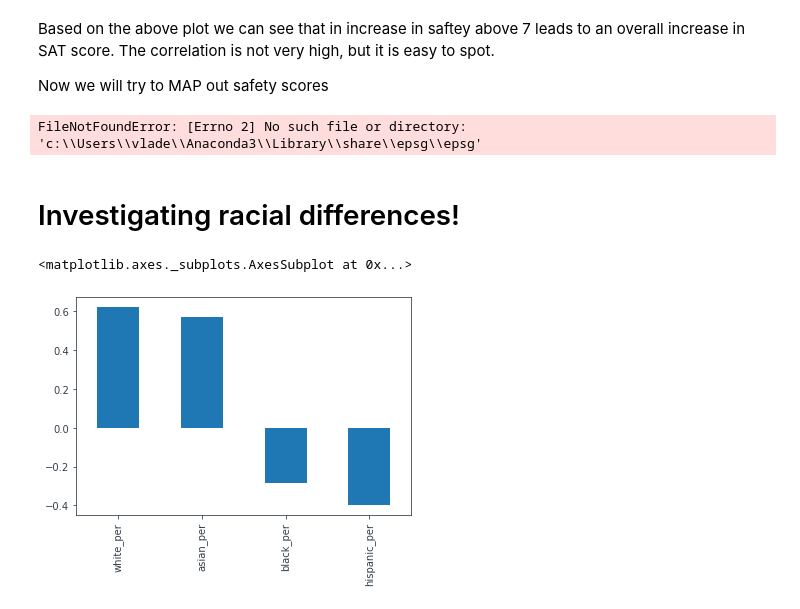
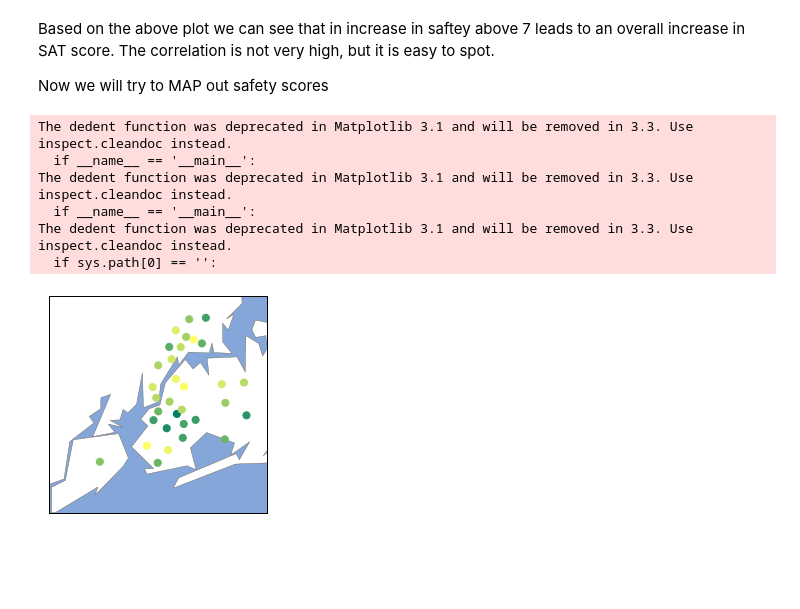
Before and after one commit to vlad-e/Analyzing-NYC-High-School-Data, a Jupyter notebook: Schools.ipynb, the cells around one changed output. Drawn from its saved outputs; the diff is of its cells as text; code cells hidden in the pictures; blank space fills up the shorter version.

```diff
--- a/Schools.ipynb
+++ b/Schools.ipynb
@@ -241,28 +241,27 @@ Based on the above plot we can see that in increase in saftey above 7 leads to a
 Now we will try to MAP out safety scores
 # %%
 #importing basemap
-
-import os
-os.environ['PROJ_LIB'] = r'c:\Users\vlade\Anaconda3\Library\share\epsg'
 from mpl_toolkits.basemap import Basemap
 import matplotlib.pyplot as plt
+
+#grouping by districts average
 districts = combined.groupby("school_dist").agg(np.mean)
 districts.reset_index(inplace=True)
+
 m = Basemap(projection='merc',llcrnrlat=40.496044,urcrnrlat=40.915256, llcrnrlon=-74.255735, urcrnrlon=-73.700272, resolution='i')
 m.drawmapboundary(fill_color='#85A6D9')
 m.drawcoastlines(color='#6D5F47', linewidth=.4)
 m.drawrivers(color='#6D5F47', linewidth=.4)
 m.fillcontinents(color='white',lake_color='#85A6D9')
 longitudes = districts["lon"].tolist()
 latitudes = districts["lat"].tolist()
 m.scatter(longitudes, latitudes, s=50, zorder=2, latlon=True, c=districts["saf_s_11"], cmap="summer")
 plt.show()
 # %% [output]
-FileNotFoundError: [Errno 2] No such file or directory: 'c:\\Users\\vlade\\Anaconda3\\Library\\share\\epsg\\epsg'
+The dedent function was deprecated in Matplotlib 3.1 and will be removed in 3.3. Use inspect.cleandoc instead.
+  if __name__ == '__main__':
+The dedent function was deprecated in Matplotlib 3.1 and will be removed in 3.3. Use inspect.cleandoc instead.
+  if __name__ == '__main__':
+The dedent function was deprecated in Matplotlib 3.1 and will be removed in 3.3. Use inspect.cleandoc instead.
+  if sys.path[0] == '':
+[figure, added]
-# %% [markdown]
-# Investigating racial differences!
-# %%
-combined.corr()["sat_score"][["white_per","asian_per","black_per","hispanic_per"]].plot.bar()
-# %% [output]
-<matplotlib.axes._subplots.AxesSubplot at 0x...>
-[figure, removed]
```
Also changed, not shown: parts of 27 cells of this notebook.
